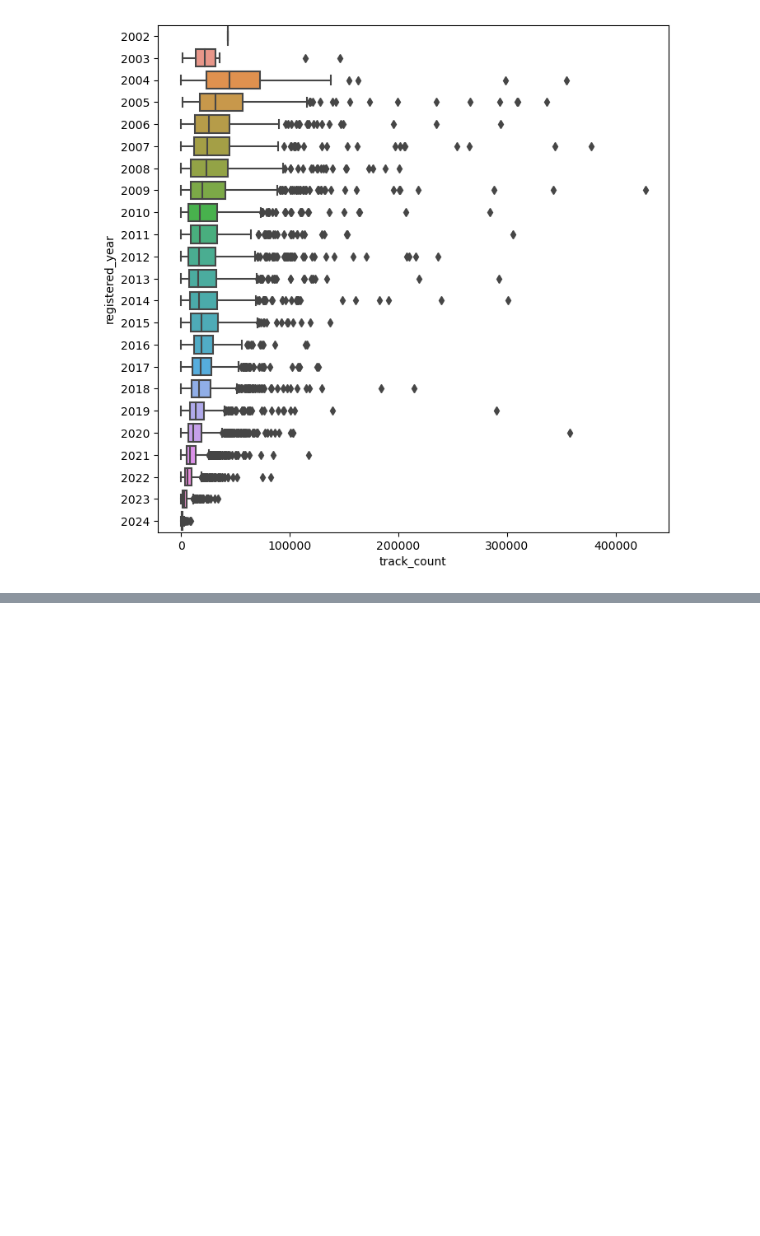
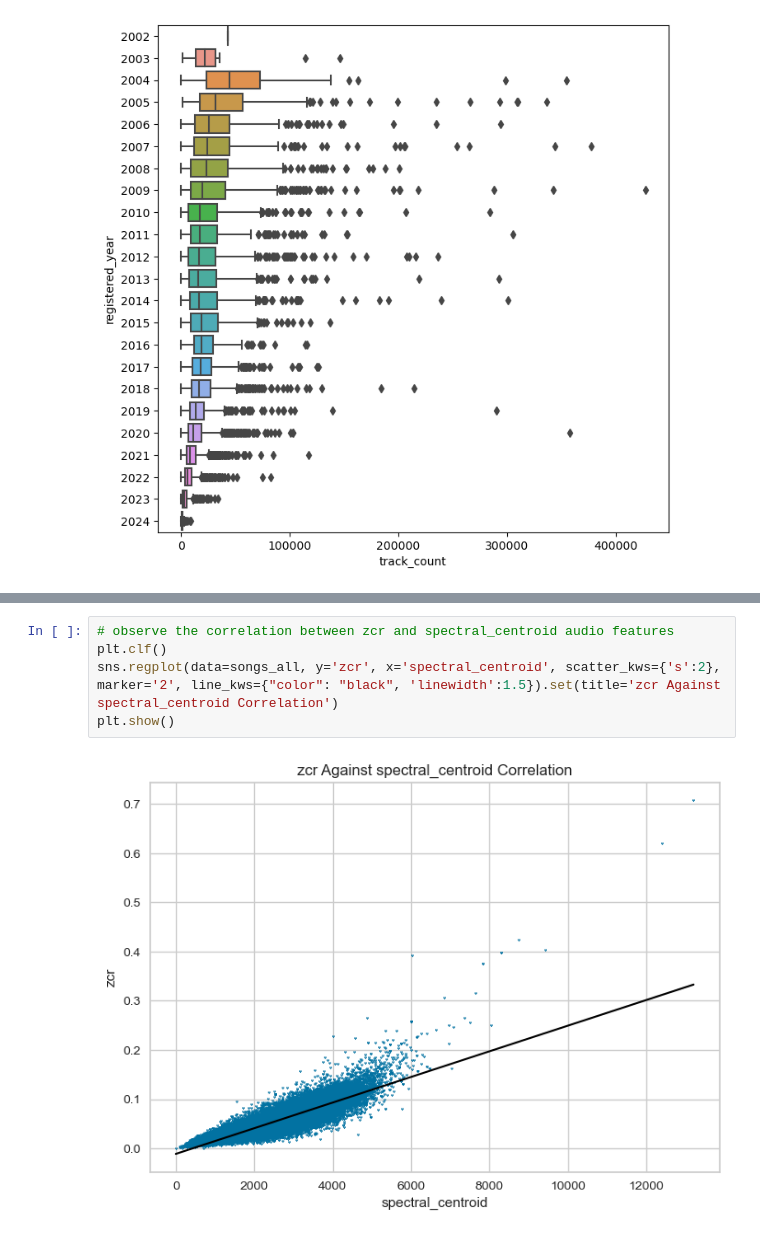
Before and after one commit to LauWyeRock/RecommendationSystem, a Jupyter notebook: Data/EDA_latest.ipynb, the cells around one changed output, grey strips where cells are left out. Saved outputs shown, nothing was run; the diff lists cells and outputs as text; blank space fills up the shorter version.

```diff
--- a/Data/EDA_latest.ipynb
+++ b/Data/EDA_latest.ipynb
@@ -267,0 +282,7 @@ memory usage: 20.8+ MB
+# %%
+# observe the correlation between zcr and spectral_centroid audio features
+plt.clf()
+sns.regplot(data=songs_all, y='zcr', x='spectral_centroid', scatter_kws={'s':2}, marker='2', line_kws={"color": "black", 'linewidth':1.5}).set(title='zcr Against spectral_centroid Correlation')
+plt.show()
+# %% [output]
+[figure, added]
```
Also changed, not shown: parts of 35 cells of this notebook, 2 other files.
